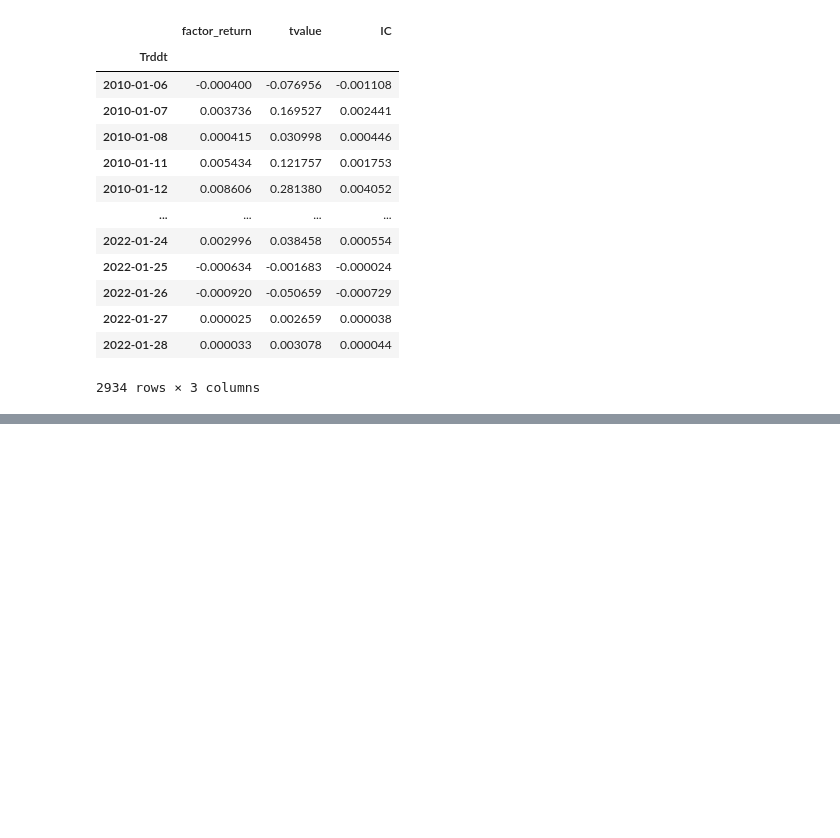
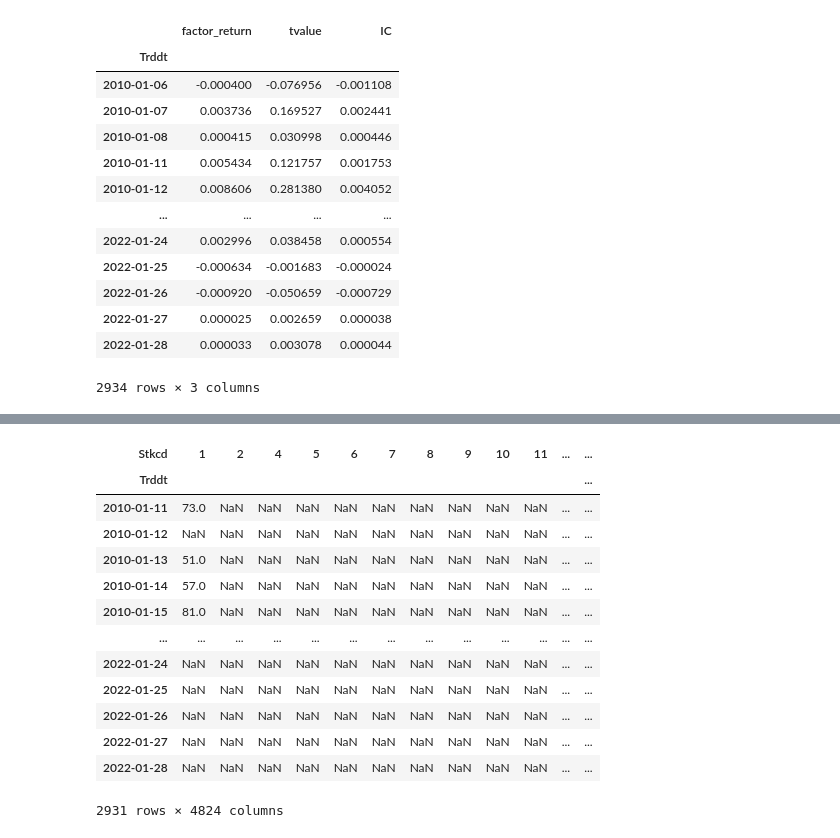
Before and after one commit to tanyanbo/-, a Jupyter notebook: multifactor.ipynb, the cells around one changed output, grey strips where cells are left out. Saved outputs shown, nothing was run; the diff lists cells and outputs as text; code cells hidden in the pictures; blank space fills up the shorter version.

```diff
--- a/multifactor.ipynb
+++ b/multifactor.ipynb
@@ -249,0 +285,18 @@ get_t_value(df_value/df_marketcap)
+# %%
+df_reverse_rank = df_reverse.rank(ascending=False)
+df_reverse_rank[df_reverse_rank<=100]
+# %% [output]
+| Stkcd | 1 | 2 | 4 | 5 | 6 | 7 | 8 | 9 | 10 | 11 | ... | ... |
+| Trddt |  |  |  |  |  |  |  |  |  |  |  | ... |
+| 2010-01-11 | 73.0 | NaN | NaN | NaN | NaN | NaN | NaN | NaN | NaN | NaN | ... | ... |
+| 2010-01-12 | NaN | NaN | NaN | NaN | NaN | NaN | NaN | NaN | NaN | NaN | ... | ... |
+| 2010-01-13 | 51.0 | NaN | NaN | NaN | NaN | NaN | NaN | NaN | NaN | NaN | ... | ... |
+| 2010-01-14 | 57.0 | NaN | NaN | NaN | NaN | NaN | NaN | NaN | NaN | NaN | ... | ... |
+| 2010-01-15 | 81.0 | NaN | NaN | NaN | NaN | NaN | NaN | NaN | NaN | NaN | ... | ... |
+| ... | ... | ... | ... | ... | ... | ... | ... | ... | ... | ... | ... | ... |
+| 2022-01-24 | NaN | NaN | NaN | NaN | NaN | NaN | NaN | NaN | NaN | NaN | ... | ... |
+| 2022-01-25 | NaN | NaN | NaN | NaN | NaN | NaN | NaN | NaN | NaN | NaN | ... | ... |
+| 2022-01-26 | NaN | NaN | NaN | NaN | NaN | NaN | NaN | NaN | NaN | NaN | ... | ... |
+| 2022-01-27 | NaN | NaN | NaN | NaN | NaN | NaN | NaN | NaN | NaN | NaN | ... | ... |
+| 2022-01-28 | NaN | NaN | NaN | NaN | NaN | NaN | NaN | NaN | NaN | NaN | ... | ... |
+2931 rows × 4824 columns
```
Also changed, not shown: parts of 40 cells of this notebook.
